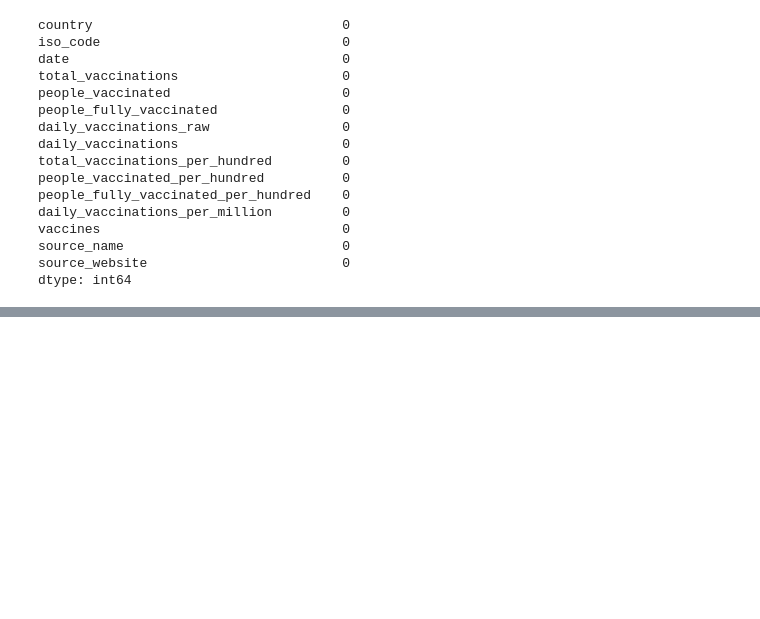
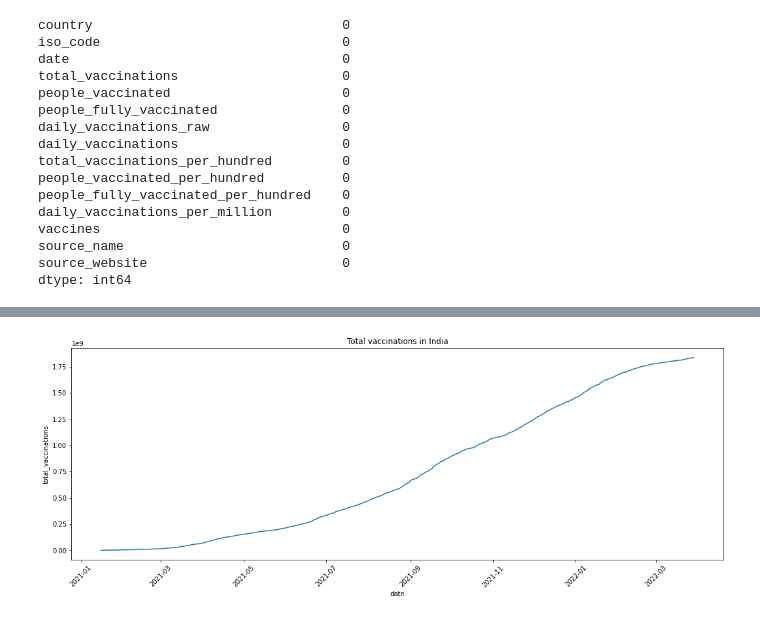
Before and after one commit to Rishiraj-singh7/COVID_vaccine_analysis, a Jupyter notebook: main.ipynb, the cells around one changed output, grey strips where cells are left out. Cells and saved outputs as stored; diff of their text form; code cells hidden in the pictures; blank space fills up the shorter version.

```diff
--- a/main.ipynb
+++ b/main.ipynb
@@ -68,0 +154,4 @@ dtype: int64
+# %%
+#Save USA data into a separate dataframe
+df_India = df[df["iso_code"] == 'IND'].copy()
+df_India
@@ -68,0 +172,12 @@ dtype: int64
+# %%
+#Drop the dates with missing values, previously NaN that we filled with 0.
+df_India.drop(df_India.index[df_India['total_vaccinations'] == 0], inplace = True)
+# %%
+#Plot total vaccinations as a function of date
+plt.figure(figsize=(18,6))
+sns.lineplot(data=df_India, x="date", y="total_vaccinations")
+plt.title("Total vaccinations in India")
+plt.xticks(rotation=45)
+plt.show()
+# %% [output]
+[figure, added]
```
Also changed, not shown: parts of 27 cells of this notebook.
